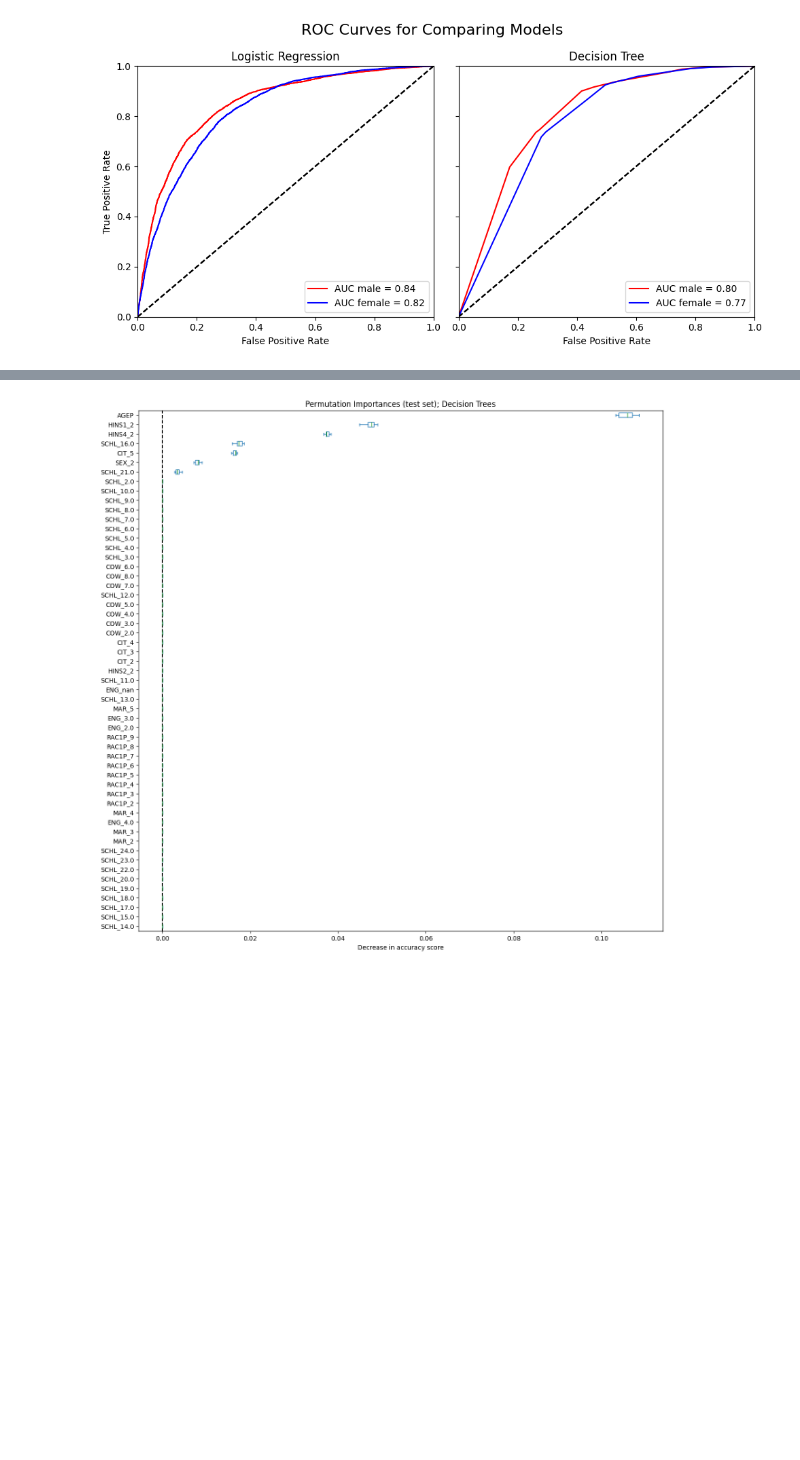
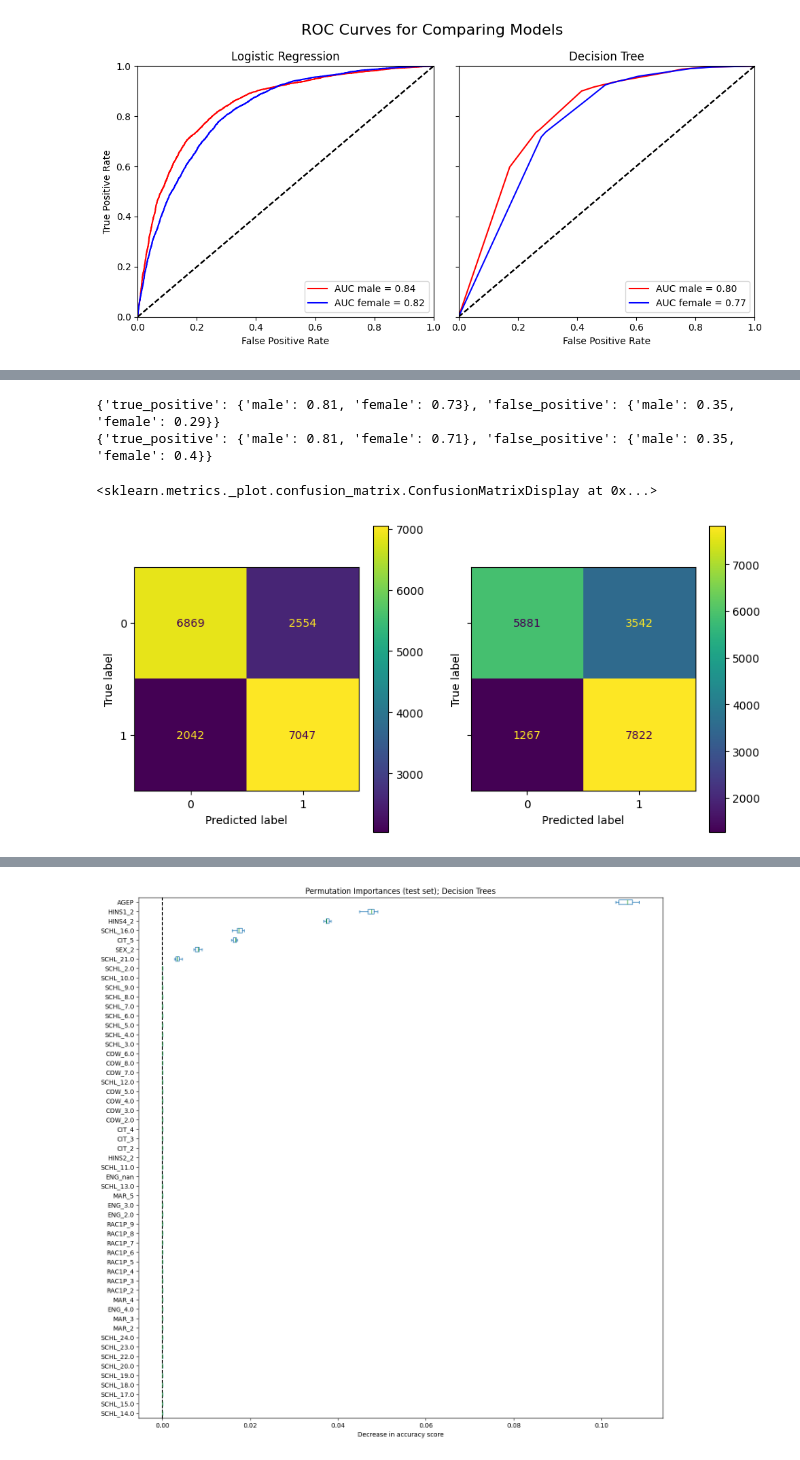
Before and after one commit to TheJarmanitor/algorithmic_fairness_2024, a Jupyter notebook: Handin_1/afae24-assignment-01-template.ipynb, the cells around one changed output, grey strips where cells are left out. Drawn from its saved outputs; the diff is of its cells as text; code cells hidden in the pictures; blank space fills up the shorter version.

```diff
--- a/Handin_1/afae24-assignment-01-template.ipynb
+++ b/Handin_1/afae24-assignment-01-template.ipynb
@@ -162,28 +179,3 @@ viz_model.view(orientation="LR")
 len(group_test)
 # %% [output]
 39133
-# %%
-from sklearn.metrics import confusion_matrix, ConfusionMatrixDisplay
-
-y_pred_logR = LogR.predict(X_test)
-
-y_pred_clf = clf.predict(X_test)
-
-logR_male_preds = [i for (i, v) in zip(y_pred_logR, group_test) if v == 1]
-logR_female_preds = [i for (i, v) in zip(y_pred_logR, group_test) if v == 2]
-
-clf_male_preds = [i for (i, v) in zip(y_pred_clf, group_test) if v == 1]
-clf_female_preds = [i for (i, v) in zip(y_pred_clf, group_test) if v == 2]
-
-y_test_male = [i for (i, v) in zip(y_test, group_test) if v == 1]
-y_test_female = [i for (i, v) in zip(y_test, group_test) if v == 2]
-
-conf_matrix_male_logistic = confusion_matrix(y_test_male, logR_male_preds)
-conf_matrix_female_logistic = confusion_matrix(y_test_female, logR_female_preds)
-
-disp = ConfusionMatrixDisplay(confusion_matrix=conf_matrix_male_logistic)
-disp.plot()
-plt.show()
-
-conf_matrix_male_clf = confusion_matrix(y_test_male, clf_male_preds)
-conf_matrix_female_clf = confusion_matrix(y_test_female, clf_female_preds)
@@ -406,3 +422,43 @@ len([i for i,v in enumerate(group_test) if v == 1])
+# %%
+
+equalized_odds_log_post= {
+    "true_positive":
+        {
+            "male": round(cm_log_post_male[1,1]/cm_log_post_male.sum(axis=0)[1],2),
+            "female": round(cm_log_post_female[1,1]/cm_log_post_female.sum(axis=0)[1],2)
+        },
+    "false_positive":
+        {
+            "male": round(cm_log_post_male[0,1]/cm_log_post_male.sum(axis=0)[0],2),
+            "female": round(cm_log_post_female[0,1]/cm_log_post_female.sum(axis=0)[0],2)
+        }
+}
+print(equalized_odds_log)
+print(equalized_odds_log_post)
+
+# equalized_odds_clf = {
+#     "true_positive":
+#         {
+#             "male": round(cm_clf_male[1,1]/cm_clf_male.sum(axis=0)[1],2),
+#             "female": round(cm_clf_female[1,1]/cm_clf_female.sum(axis=0)[1],2)
+#         },
+#     "false_positive":
+#         {
+#             "male": round(cm_clf_male[0,1]/cm_clf_male.sum(axis=0)[0],2),
+#             "female": round(cm_clf_female[0,1]/cm_clf_female.sum(axis=0)[0],2)
+#         }
+# }
+# %% [output]
+{'true_positive': {'male': 0.81, 'female': 0.73}, 'false_positive': {'male': 0.35, 'female': 0.29}}
+{'true_positive': {'male': 0.81, 'female': 0.71}, 'false_positive': {'male': 0.35, 'female': 0.4}}
+# %%
+confusion_matrix_post_female = confusion_matrix(y_test_female, y_pred_logR_female_post)
+
+
+fig, ax = plt.subplots(1,2, figsize=(10,5), sharex=True, sharey=True)
+# %% [output]
+<sklearn.metrics._plot.confusion_matrix.ConfusionMatrixDisplay at 0x...>
+[figure, added]
 # %%
 from sklearn.inspection import xpermutation_importance
 LogR = LogisticRegression(max_iter=5000, penalty ="l2", C= 0.8497534359086438, tol = 1e-4, solver = "saga").fit(X_train, y_train)
```
Also changed, not shown: parts of 17 cells of this notebook.
